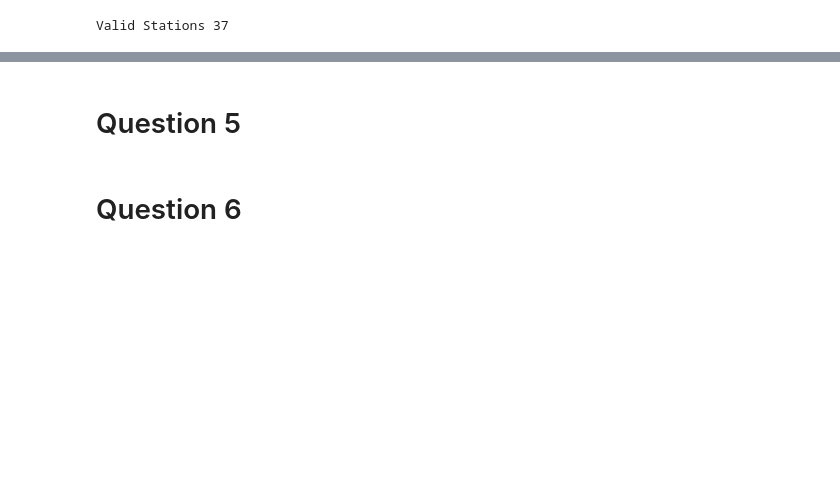
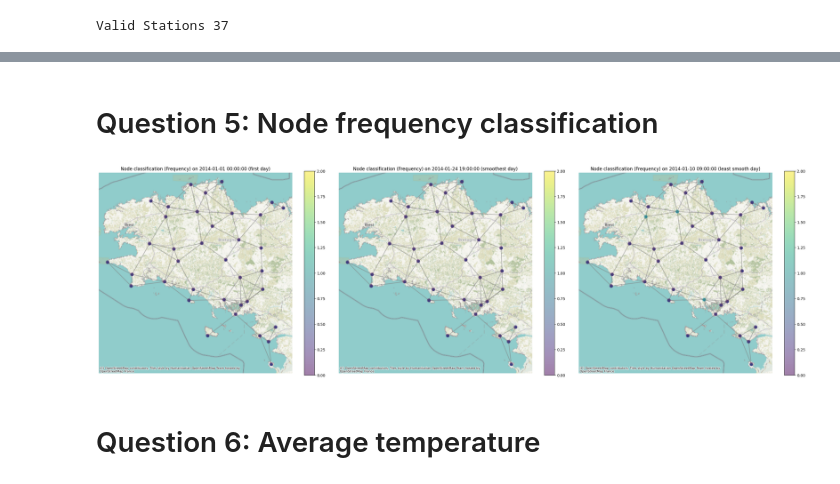
Before and after one commit to fotisk07/TimeSeries-TP, a Jupyter notebook: TP3/Assignment 3.ipynb, the cells around one changed output, grey strips where cells are left out. Saved outputs shown, nothing was run; the diff lists cells and outputs as text; code cells hidden in the pictures; blank space fills up the shorter version.

```diff
--- a/TP3/Assignment 3.ipynb
+++ b/TP3/Assignment 3.ipynb
@@ -342,2 +339,6 @@ Smoothest signal occurs at 2014-01-24 19:00:00 (E = 52.09)
 # %% [markdown]
-# Question 5
+# Question 5: Node frequency classification
+# %%
+# Parameters
+R = 3
+M = 9
@@ -344,2 +392,39 @@ Smoothest signal occurs at 2014-01-24 19:00:00 (E = 52.09)
+# %%
+# Compute W for the three signals
+W_first = compute_W(temperature_df.iloc[0], G, R=R, M=M)
+W_smoothest = compute_W(temperature_df.iloc[t_smooth], G, R=R, M=M)
+W_least_smooth = compute_W(temperature_df.iloc[t_least], G, R=R, M=M)
+
+# Classify nodes
+class_first = classify_nodes(W_first)
+class_smoothest = classify_nodes(W_smoothest)
+class_least_smooth = classify_nodes(W_least_smooth)
+# %%
+stations_gdf = geopandas.GeoDataFrame(
+    stations_df,
+    geometry=geopandas.points_from_xy(stations_df.Longitude, stations_df.Latitude),
+).set_crs("EPSG:4326")
+# %%
+fig, axes = plt.subplots(1, 3, figsize=(27, 8))
+
+for idx, (day, W) in enumerate({
+    f"{temperature_df.index[0]} (first day)": class_first,
+    f"{date_smooth} (smoothest day)": class_smoothest,
+    f"{date_least} (least smooth day)": class_least_smooth,
+}.items()):
+    ax = axes[idx]
+    ax = stations_gdf.geometry.plot(ax=ax, figsize=(8, 8))
+
+    cx.add_basemap(ax, crs=stations_gdf.crs.to_string(), zoom=8)
+
+    graph.set_coordinates(stations_np)
+    graph.plot_signal(W, ax=ax, limits=[0, 2]) # classes are 0, 1, 2
+
+    ax.set_axis_off()
+    ax.set_title(f"Node classification (Frequency) on {day}")
+
+plt.tight_layout()
+# %% [output]
+[figure, added]
 # %% [markdown]
-# Question 6
+# Question 6: Average temperature
```
Also changed, not shown: parts of 15 cells of this notebook, 12 other files.
